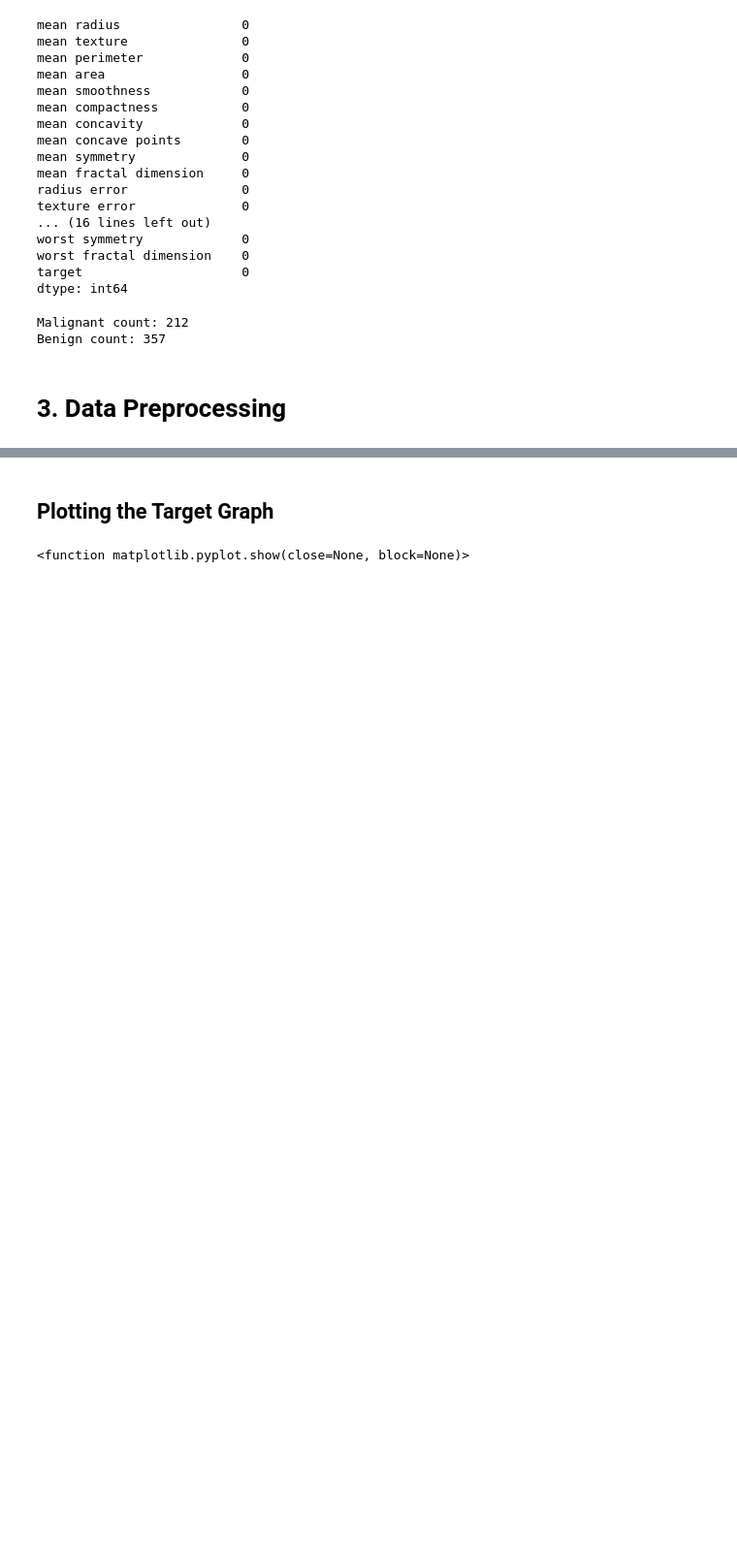
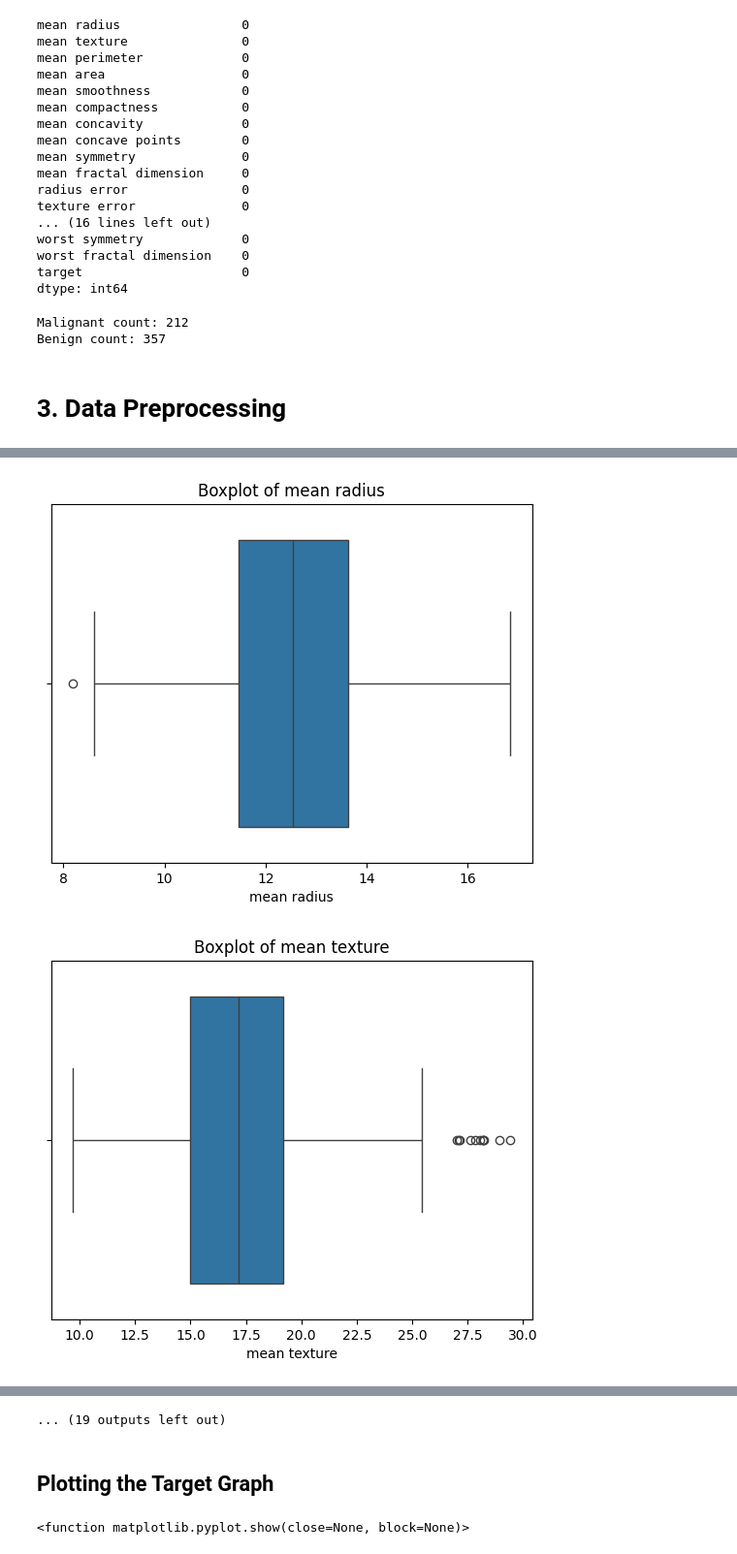
Before and after one commit to Nischay-verma/Mid_course_ML, a Jupyter notebook: ML_mid_course_cancer_detection.ipynb, the cells around one changed output, grey strips where cells are left out. Shown at 97% size. Saved outputs shown, nothing was run; the diff lists cells and outputs as text; code cells hidden in the pictures; blank space fills up the shorter version.

```diff
--- a/ML_mid_course_cancer_detection.ipynb
+++ b/ML_mid_course_cancer_detection.ipynb
@@ -150,0 +213,34 @@ Benign count: 357
+# %%
+# Handling ouliers
+
+def remove_outliers_IQR(df, columns):
+  for col in columns:
+    # Calculate IQR
+    Q1 = df[col].quantile(0.25)
+    Q3 = df[col].quantile(0.75)
+    IQR = Q3 - Q1
+
+    # Define lower and upper bounds
+    lower_bound = Q1 - 1.5 * IQR
+    upper_bound = Q3 + 1.5 * IQR
+
+    # Identify outliers
+    outliers = df[~((df[col] >= lower_bound) & (df[col] <= upper_bound))]
+
+    # Remove outliers
+    df = df.drop(outliers.index)
+
+  # Plot boxplot after removing Outliers
+  for col in columns:
+    sns.boxplot(x=df[col])
+    plt.title(f'Boxplot of {col}')
+    plt.show()
+
+# List of columns
+columns = df.columns
+
+# Remove outliers and plot charts
+remove_outliers_IQR(df, columns)
+# %% [output]
+[figure, added]
+[figure, added]
@@ -151,3 +257,4 @@ Benign count: 357
+... (19 outputs left out)
 # %% [markdown]
 ## Plotting the Target Graph
 # %%
```
Also changed, not shown: parts of 4 cells of this notebook.
